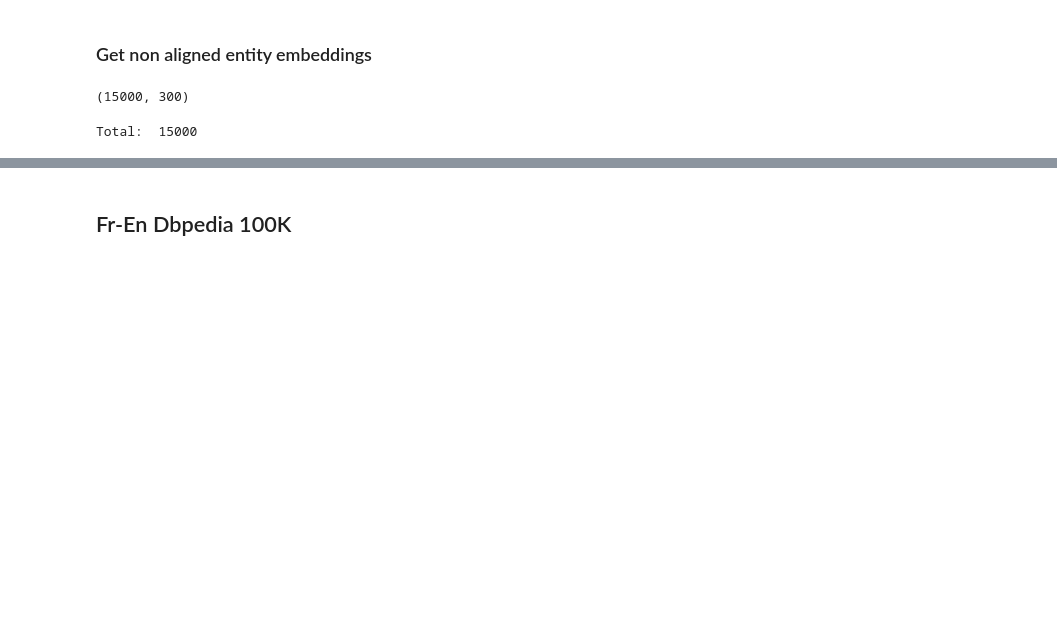
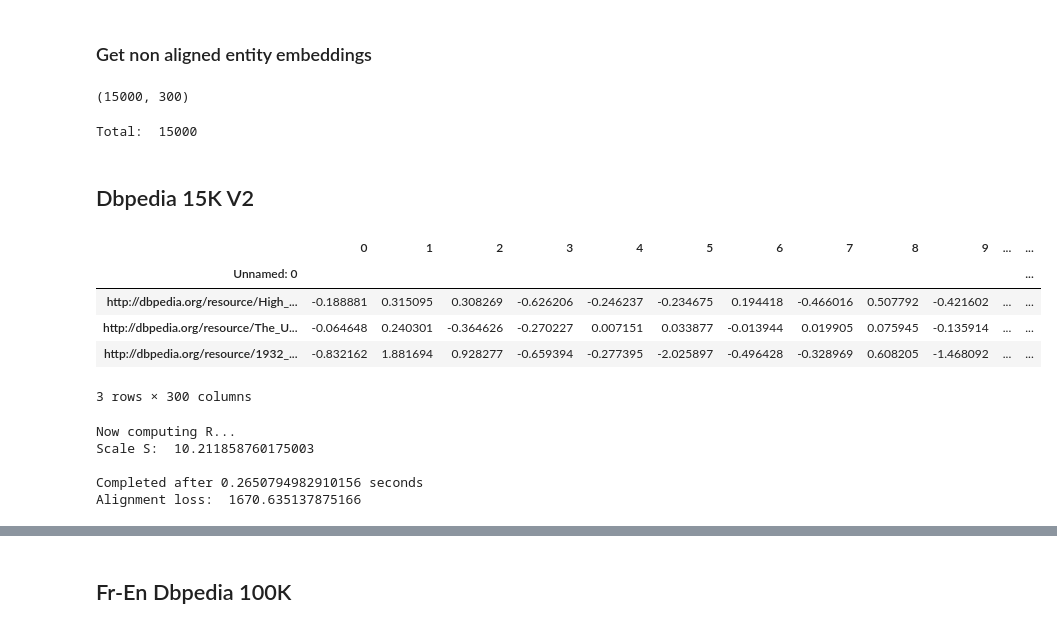
Before and after one commit to dice-group/Universal_Embeddings, a Jupyter notebook: Embedding_Alignment.ipynb, the cells around one changed output, grey strips where cells are left out. Drawn from its saved outputs; the diff is of its cells as text; code cells hidden in the pictures; blank space fills up the shorter version.

```diff
--- a/Embedding_Alignment.ipynb
+++ b/Embedding_Alignment.ipynb
@@ -550,3 +552,12 @@ with open('Shallom_EnFr_15K_V1/english2french.txt', 'w') as file:
 # %%
 with open('Shallom_EnFr_15K_V1/french2english.txt', 'w') as file:
     json.dump({value:key for key,value in en_to_fr_ents_v1.items()}, file, ensure_ascii=False)
+# %% [markdown]
+## Dbpedia 15K V2
+# %%
+EnFr_shallom_embs_v2 = pd.read_csv('Shallom_EnFr_15K_V2/Shallom_entity_embeddings.csv')
+# %%
+Fr_shallom_embs_v2 = EnFr_shallom_embs_v2[EnFr_shallom_embs_v2['Unnamed: 0'].apply(lambda x: 'fr.dbpedia.org' in x)]
+# %%
+En_shallom_embs_v2 = EnFr_shallom_embs_v2.iloc[np.setdiff1d(np.arange(EnFr_shallom_embs_v2.shape[0]),\
+                                                            np.array(Fr_shallom_embs_v2.index))].set_index('Unnamed: 0')
@@ -552,0 +566,9 @@ with open('Shallom_EnFr_15K_V1/french2english.txt', 'w') as file:
+# %%
+En_shallom_embs_v2.head(3)
+# %% [output]
+|  | 0 | 1 | 2 | 3 | 4 | 5 | 6 | 7 | 8 | 9 | ... | ... |
+| Unnamed: 0 |  |  |  |  |  |  |  |  |  |  |  | ... |
+| http://dbpedia.org/resource/High_... | -0.188881 | 0.315095 | 0.308269 | -0.626206 | -0.246237 | -0.234675 | 0.194418 | -0.466016 | 0.507792 | -0.421602 | ... | ... |
+| http://dbpedia.org/resource/The_U... | -0.064648 | 0.240301 | -0.364626 | -0.270227 | 0.007151 | 0.033877 | -0.013944 | 0.019905 | 0.075945 | -0.135914 | ... | ... |
+| http://dbpedia.org/resource/1932_... | -0.832162 | 1.881694 | 0.928277 | -0.659394 | -0.277395 | -2.025897 | -0.496428 | -0.328969 | 0.608205 | -1.468092 | ... | ... |
+3 rows × 300 columns
@@ -552,0 +583,9 @@ with open('Shallom_EnFr_15K_V1/french2english.txt', 'w') as file:
+# %%
+_, _, _, _, _, _, S_eval, T_eval, R = get_source_and_target_matrices(en_to_fr_ents_v2,\
+                                                En_shallom_embs_v2, Fr_shallom_embs_v2, given_test_set=test_set, emb_dim=300, test_size=0.1)
+# %% [output]
+Now computing R...
+Scale S:  10.211858760175003
+
+Completed after 0.2650794982910156 seconds
+Alignment loss:  1670.635137875166
```
Also changed, not shown: parts of 15 cells of this notebook.
